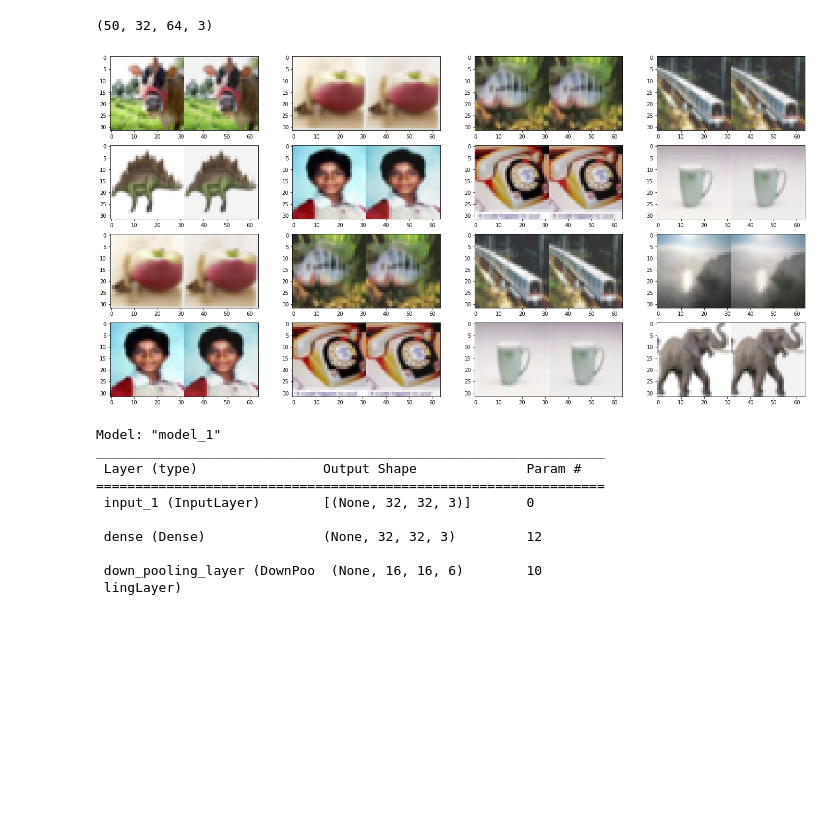
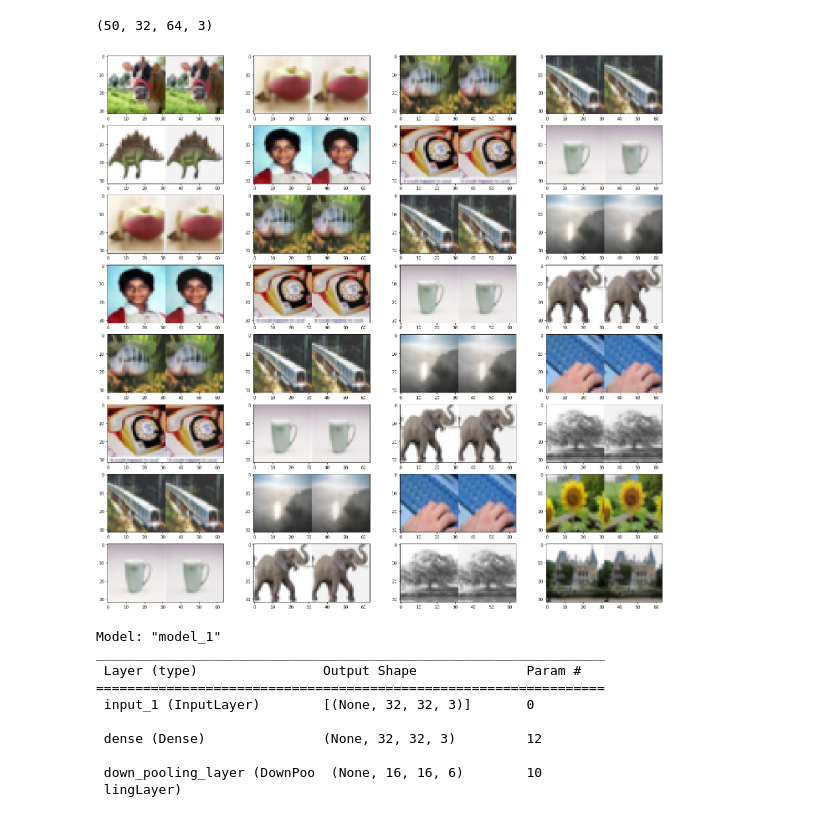
Before and after one commit to vkthakur90/jupyter_notebooks, a Jupyter notebook: Autoencoder_Final.ipynb, the cells around one changed output. Cells and saved outputs as stored; diff of their text form; code cells hidden in the pictures; blank space fills up the shorter version.

```diff
--- a/Autoencoder_Final.ipynb
+++ b/Autoencoder_Final.ipynb
@@ -337,13 +337,13 @@ img_arr.shape
 # %% [output]
 (50, 32, 64, 3)
 # %%
-fig, axes = plt.subplots(4, 4, figsize = (24, 12))
+fig, axes = plt.subplots(8, 4, figsize = (24, 24))
 
 for idx, row in enumerate(axes):
     for jdx, ax in enumerate(row):
         ax.imshow(img_arr[idx + 2 * jdx])
 # %% [output]
-[figure, old version]
+[figure, new version]
 # %%
 encoder.summary()
 # %% [output]
```
